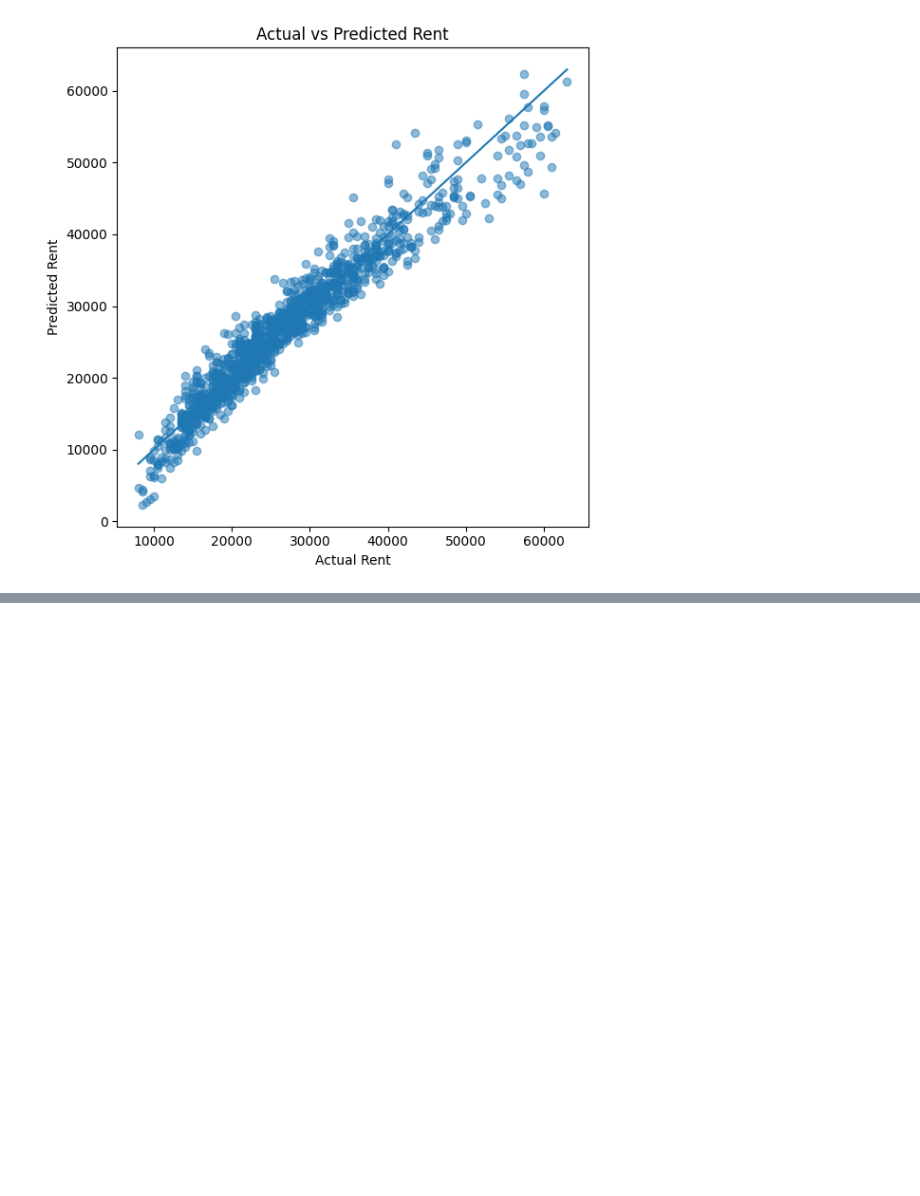
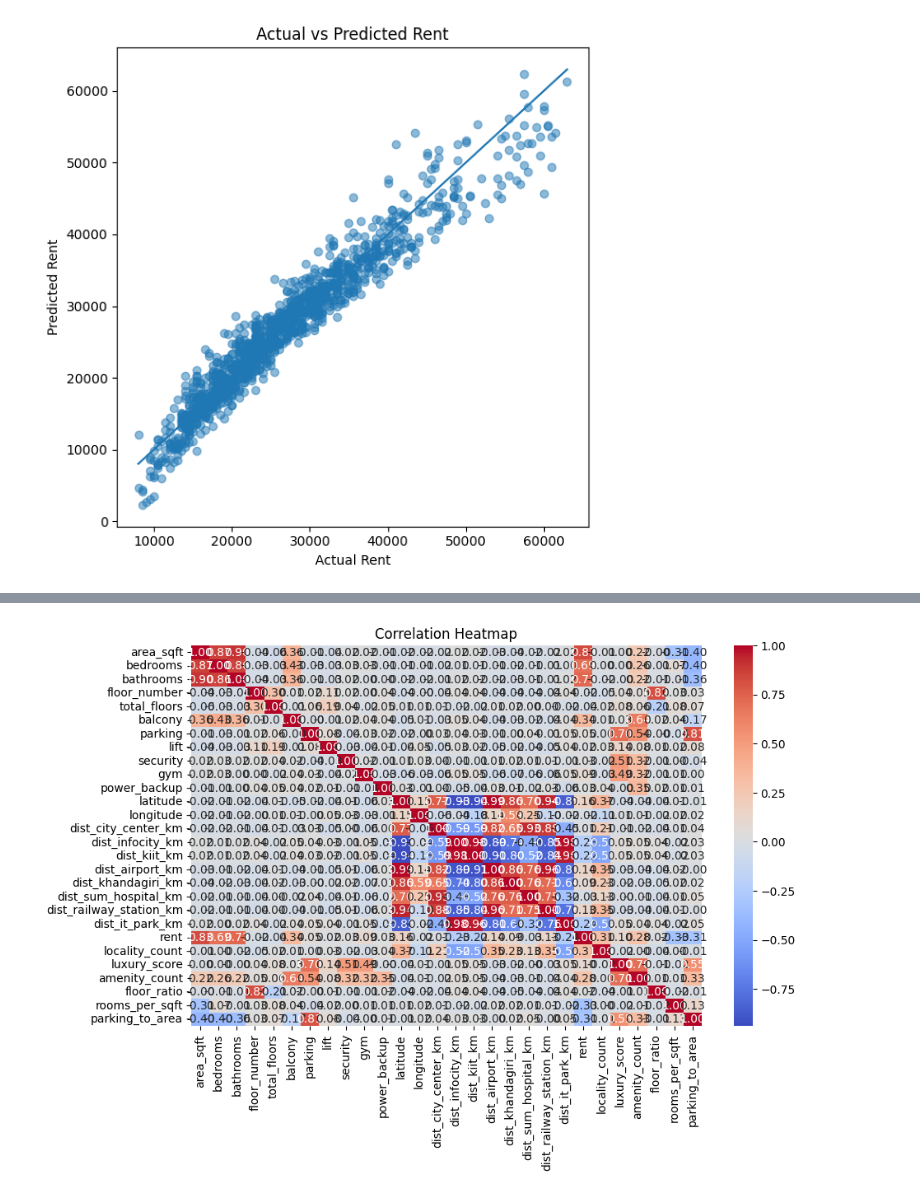
Before and after one commit to armaanjain-byte/BBS_Rent_Prediction-ML, a Jupyter notebook: notebooks/01_eda.ipynb, the cells around one changed output, grey strips where cells are left out. Saved outputs shown, nothing was run; the diff lists cells and outputs as text; code cells hidden in the pictures; blank space fills up the shorter version.

Commit message:
Extra Visual Experimentation

```diff
--- a/notebooks/01_eda.ipynb
+++ b/notebooks/01_eda.ipynb
@@ -235,0 +254,4 @@ plt.show()
+# %%
+import pandas as pd
+
+df = pd.read_csv("../data/bhubaneswar_rent_clean_audited.csv")
@@ -235,0 +278,14 @@ plt.show()
+# %%
+import seaborn as sns
+import matplotlib.pyplot as plt
+
+numeric_df = df.select_dtypes(include=['int64', 'float64'])
+
+plt.figure(figsize=(10,6))
+corr = numeric_df.corr()
+
+sns.heatmap(corr, annot=True, cmap="coolwarm", fmt=".2f")
+plt.title("Correlation Heatmap")
+plt.show()
+# %% [output]
+[figure, added]
```
Also changed, not shown: parts of 13 cells of this notebook, 1 other file.
